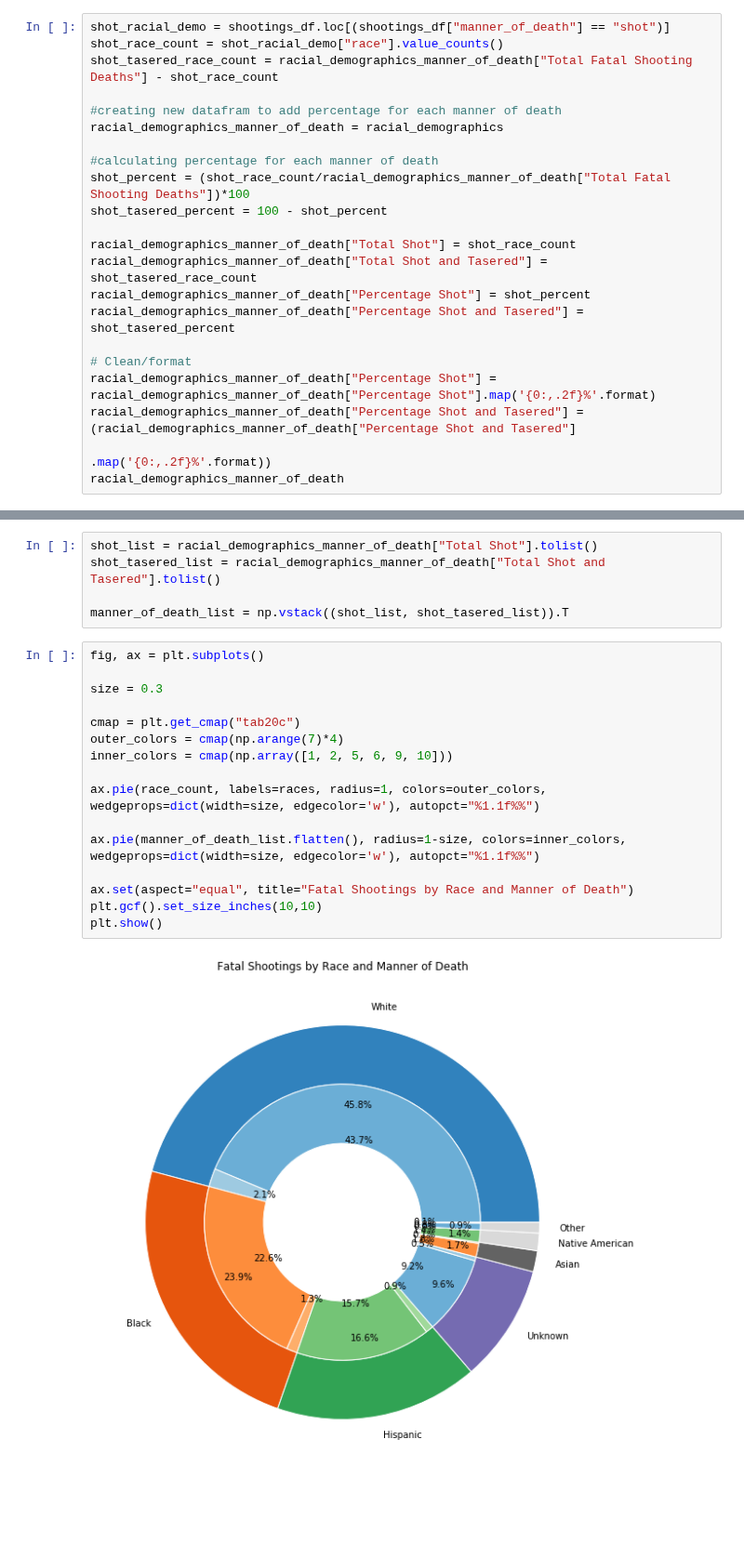
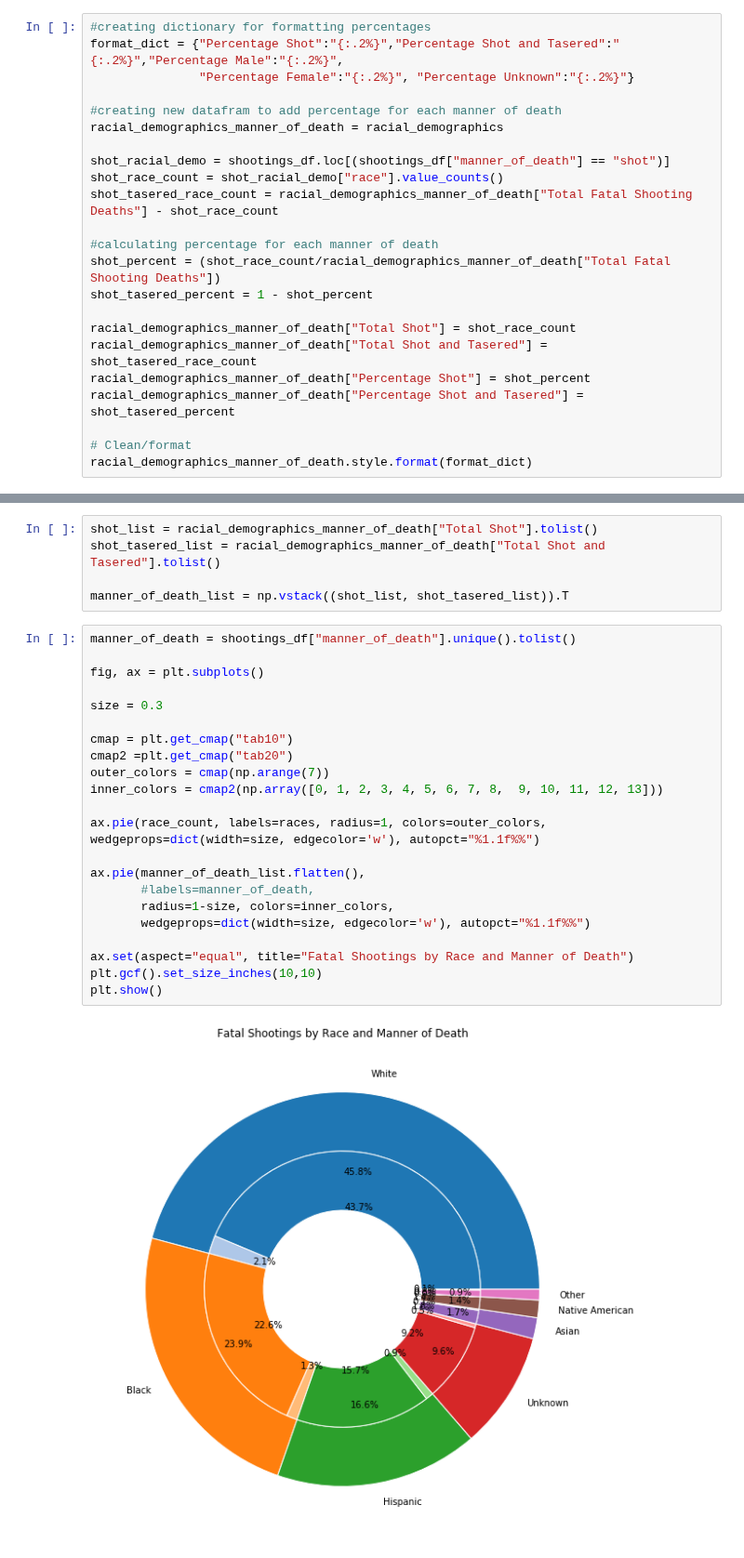
Before and after one commit to szerpa17/fatal-police-shootings, a Jupyter notebook: Analysis.ipynb, the cells around one changed output, grey strips where cells are left out. Shown at 93% size. Drawn from its saved outputs; the diff is of its cells as text; blank space fills up the shorter version.

```diff
--- a/Analysis.ipynb
+++ b/Analysis.ipynb
@@ -60,16 +60,20 @@ racial_demographics
 | Native American | 78 | 1.43% |
 | Other | 48 | 0.88% |
 # %%
+#creating dictionary for formatting percentages
+format_dict = {"Percentage Shot":"{:.2%}","Percentage Shot and Tasered":"{:.2%}","Percentage Male":"{:.2%}",
+               "Percentage Female":"{:.2%}", "Percentage Unknown":"{:.2%}"}
+
+#creating new datafram to add percentage for each manner of death
+racial_demographics_manner_of_death = racial_demographics
+
 shot_racial_demo = shootings_df.loc[(shootings_df["manner_of_death"] == "shot")]
 shot_race_count = shot_racial_demo["race"].value_counts()
 shot_tasered_race_count = racial_demographics_manner_of_death["Total Fatal Shooting Deaths"] - shot_race_count
 
-#creating new datafram to add percentage for each manner of death
-racial_demographics_manner_of_death = racial_demographics
-
 #calculating percentage for each manner of death
-shot_percent = (shot_race_count/racial_demographics_manner_of_death["Total Fatal Shooting Deaths"])*100
-shot_tasered_percent = 100 - shot_percent
+shot_percent = (shot_race_count/racial_demographics_manner_of_death["Total Fatal Shooting Deaths"])
+shot_tasered_percent = 1 - shot_percent
 
 racial_demographics_manner_of_death["Total Shot"] = shot_race_count
 racial_demographics_manner_of_death["Total Shot and Tasered"] = shot_tasered_race_count
@@ -77,8 +81,5 @@ racial_demographics_manner_of_death["Percentage Shot"] = shot_percent
 racial_demographics_manner_of_death["Percentage Shot and Tasered"] = shot_tasered_percent
 
 # Clean/format
-racial_demographics_manner_of_death["Percentage Shot"] = racial_demographics_manner_of_death["Percentage Shot"].map('{0:,.2f}%'.format)
-racial_demographics_manner_of_death["Percentage Shot and Tasered"] = (racial_demographics_manner_of_death["Percentage Shot and Tasered"]
-                                                                      .map('{0:,.2f}%'.format))
-racial_demographics_manner_of_death
+racial_demographics_manner_of_death.style.format(format_dict)
 # %% [output]
@@ -108,20 +148,26 @@ shot_tasered_list = racial_demographics_manner_of_death["Total Shot and Tasered"
 
 manner_of_death_list = np.vstack((shot_list, shot_tasered_list)).T
 # %%
+manner_of_death = shootings_df["manner_of_death"].unique().tolist()
+
 fig, ax = plt.subplots()
 
 size = 0.3
 
-cmap = plt.get_cmap("tab20c")
-outer_colors = cmap(np.arange(7)*4)
-inner_colors = cmap(np.array([1, 2, 5, 6, 9, 10]))
+cmap = plt.get_cmap("tab10")
+cmap2 =plt.get_cmap("tab20")
+outer_colors = cmap(np.arange(7))
+inner_colors = cmap2(np.array([0, 1, 2, 3, 4, 5, 6, 7, 8,  9, 10, 11, 12, 13]))
 
 ax.pie(race_count, labels=races, radius=1, colors=outer_colors, wedgeprops=dict(width=size, edgecolor='w'), autopct="%1.1f%%")
 
-ax.pie(manner_of_death_list.flatten(), radius=1-size, colors=inner_colors, wedgeprops=dict(width=size, edgecolor='w'), autopct="%1.1f%%")
+ax.pie(manner_of_death_list.flatten(),
+       #labels=manner_of_death,
+       radius=1-size, colors=inner_colors,
+       wedgeprops=dict(width=size, edgecolor='w'), autopct="%1.1f%%")
 
 ax.set(aspect="equal", title="Fatal Shootings by Race and Manner of Death")
 plt.gcf().set_size_inches(10,10)
 plt.show()
 # %% [output]
-[figure, old version]
+[figure, new version]
```
Also changed, not shown: parts of 4 cells of this notebook.
